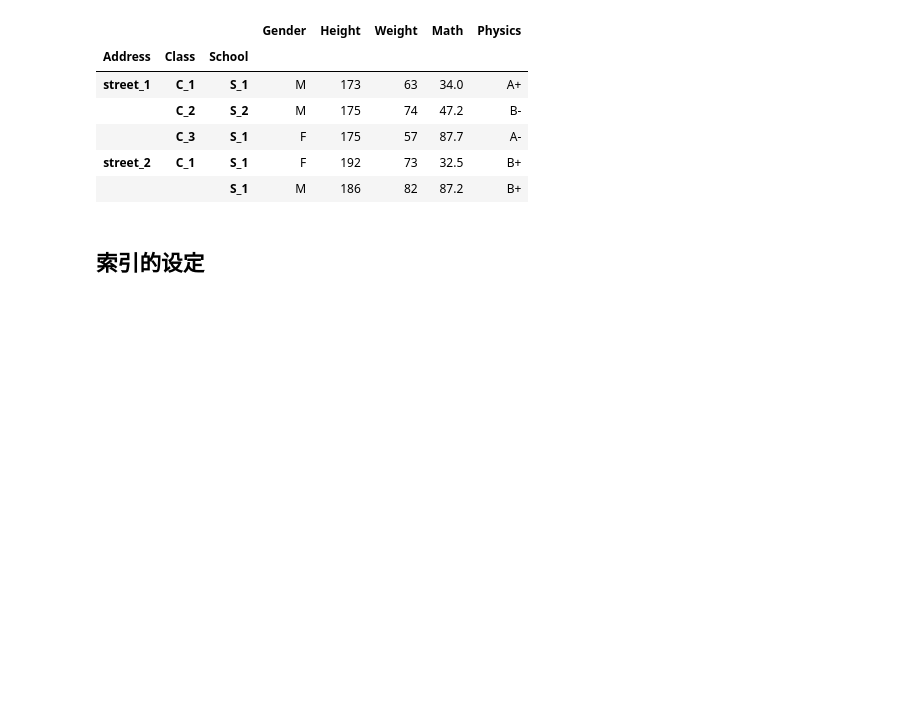
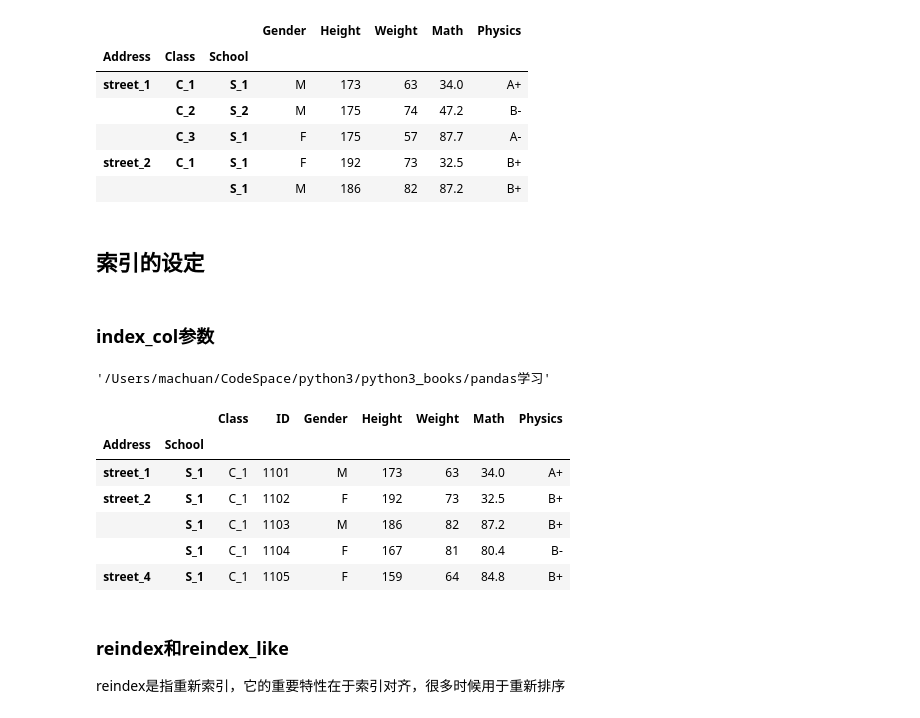
Before and after one commit to macnversion/python3, a Jupyter notebook: python3_books/pandas学习/pandas基础.ipynb, the cells around one changed output. Saved outputs shown, nothing was run; the diff lists cells and outputs as text; code cells hidden in the pictures; blank space fills up the shorter version.

```diff
--- a/python3_books/pandas学习/pandas基础.ipynb
+++ b/python3_books/pandas学习/pandas基础.ipynb
@@ -643,3 +647,22 @@ df_muls.reorder_levels(['Address', 'Class', 'School']).sort_index().head()
 |  |  | S_1 | M | 186 | 82 | 87.2 | B+ |
 # %% [markdown]
 ## 索引的设定
+# %% [markdown]
+### index_col参数
+# %%
+os.getcwd()
+# %% [output]
+'/Users/machuan/CodeSpace/python3/python3_books/pandas学习'
+# %%
+pd.read_csv('../../dataset/pandas/table.csv', index_col=['Address', 'School']).head()
+# %% [output]
+|  |  | Class | ID | Gender | Height | Weight | Math | Physics |
+| Address | School |  |  |  |  |  |  |  |
+| street_1 | S_1 | C_1 | 1101 | M | 173 | 63 | 34.0 | A+ |
+| street_2 | S_1 | C_1 | 1102 | F | 192 | 73 | 32.5 | B+ |
+|  | S_1 | C_1 | 1103 | M | 186 | 82 | 87.2 | B+ |
+|  | S_1 | C_1 | 1104 | F | 167 | 81 | 80.4 | B- |
+| street_4 | S_1 | C_1 | 1105 | F | 159 | 64 | 84.8 | B+ |
+# %% [markdown]
+### reindex和reindex_like
+reindex是指重新索引，它的重要特性在于索引对齐，很多时候用于重新排序
```
Also changed, not shown: parts of 9 cells of this notebook.
